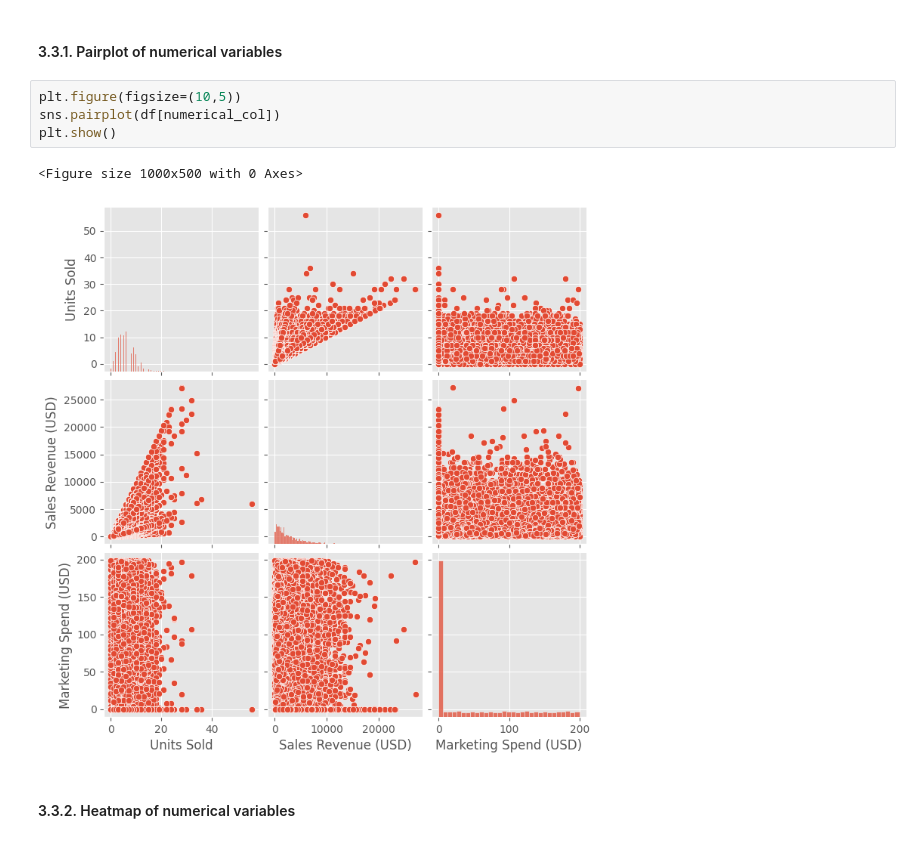
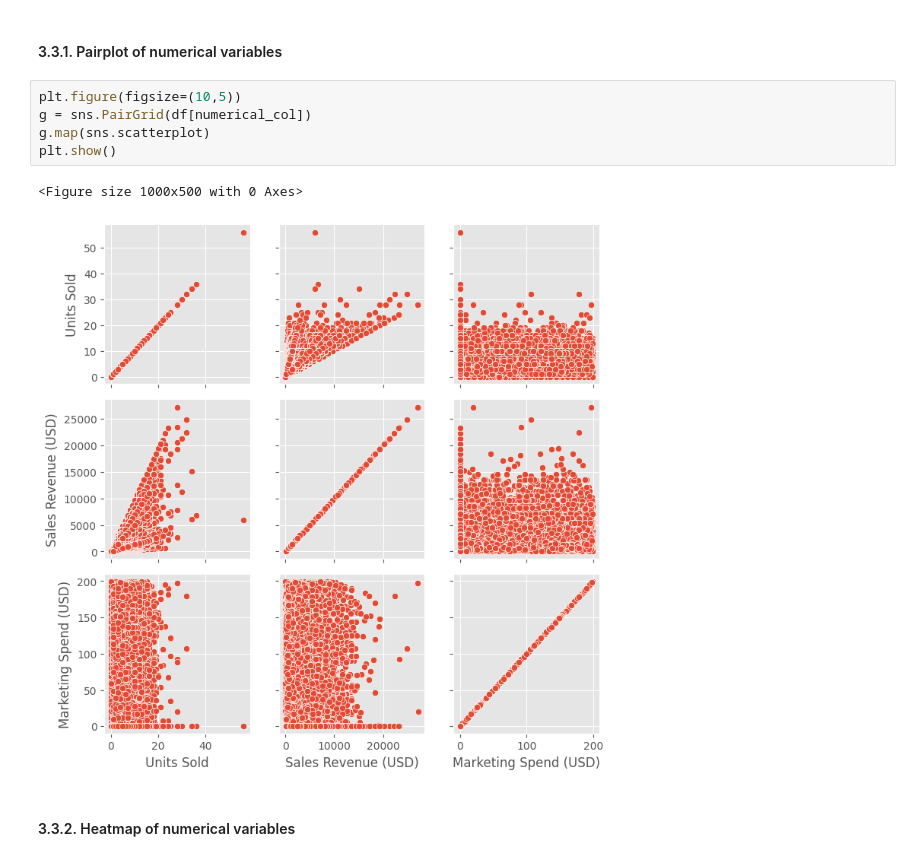
Before and after one commit to ltiongl/data-analytics-portfolio-projects, a Jupyter notebook: retail-sales/retail_sales.ipynb, the cells around one changed output. Saved outputs shown, nothing was run; the diff lists cells and outputs as text.

```diff
--- a/retail-sales/retail_sales.ipynb
+++ b/retail-sales/retail_sales.ipynb
@@ -226,11 +226,12 @@ for col_c in categorical_col:
 #### 3.3.1. Pairplot of numerical variables
 # %%
 plt.figure(figsize=(10,5))
-sns.pairplot(df[numerical_col])
+g = sns.PairGrid(df[numerical_col])
+g.map(sns.scatterplot)
 plt.show()
 # %% [output]
 <Figure size 1000x500 with 0 Axes>
-[figure, old version]
+[figure, new version]
 # %% [markdown]
 #### 3.3.2. Heatmap of numerical variables
 # %%
```
Also changed, not shown: parts of 1 cell of this notebook.
